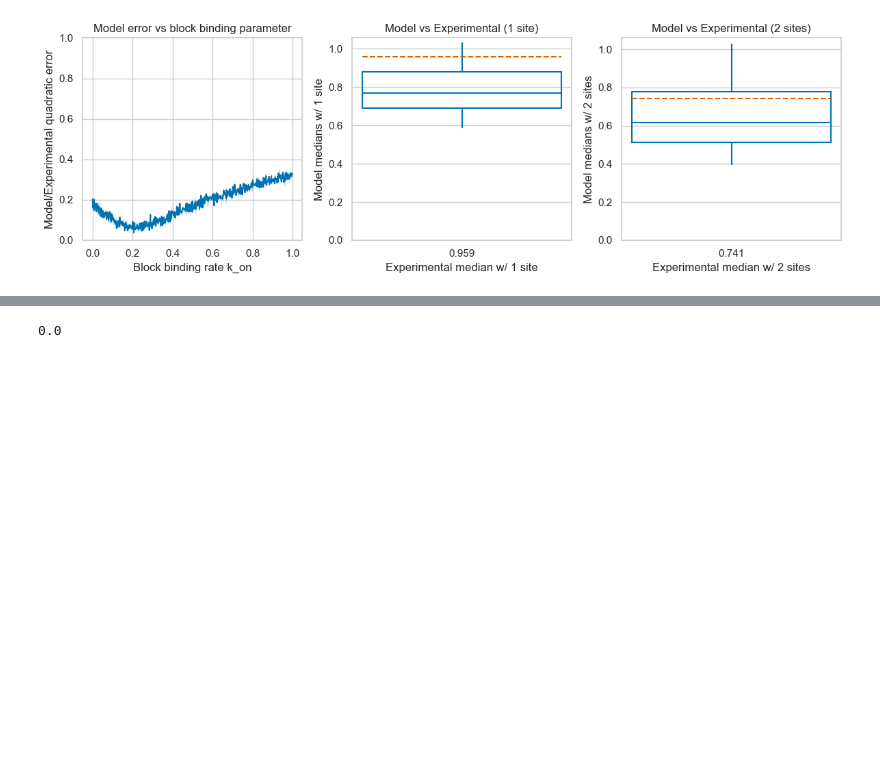
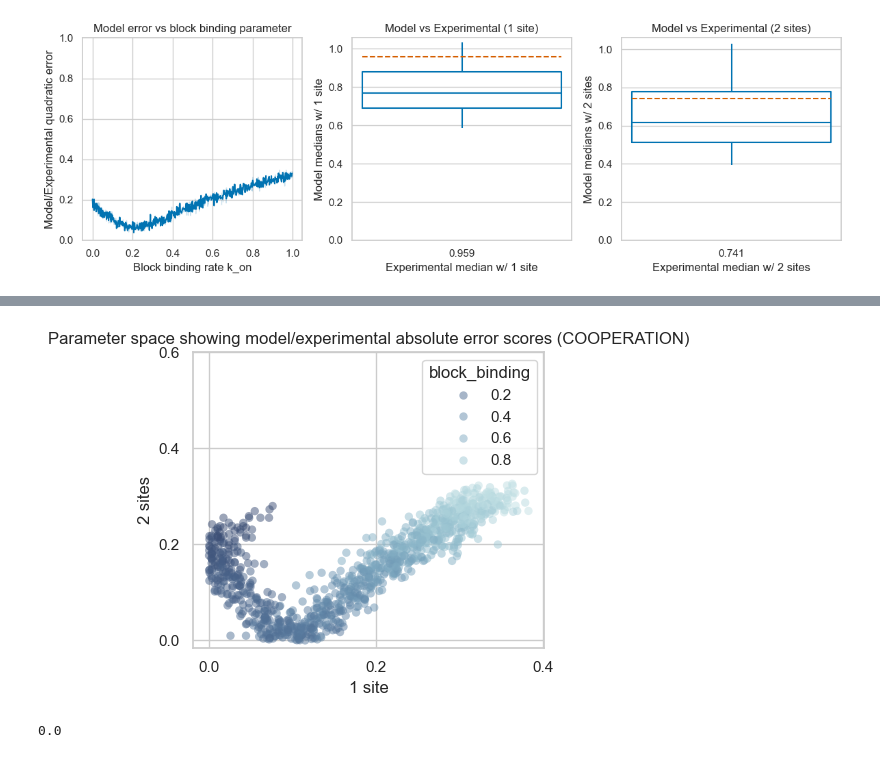
Before and after one commit to gabin-rousseau/roadblock_project, a Jupyter notebook: python/rini_v0-8.ipynb, the cells around one changed output, grey strips where cells are left out. Cells and saved outputs as stored; diff of their text form; code cells hidden in the pictures; blank space fills up the shorter version.

```diff
--- a/python/rini_v0-8.ipynb
+++ b/python/rini_v0-8.ipynb
@@ -1459,3 +1480,8 @@ plot_paramscore(parameters_inde)
+# %%
+#parameters_coop, plot (multi)
+plot_paramulti(parameters_inde)
+# %% [output]
+[figure, added]
 # %%
 #testing rini sampling at the closest timepoint below a chosen value
 run=rini(t=10000)
```
Also changed, not shown: parts of 6 cells of this notebook.
